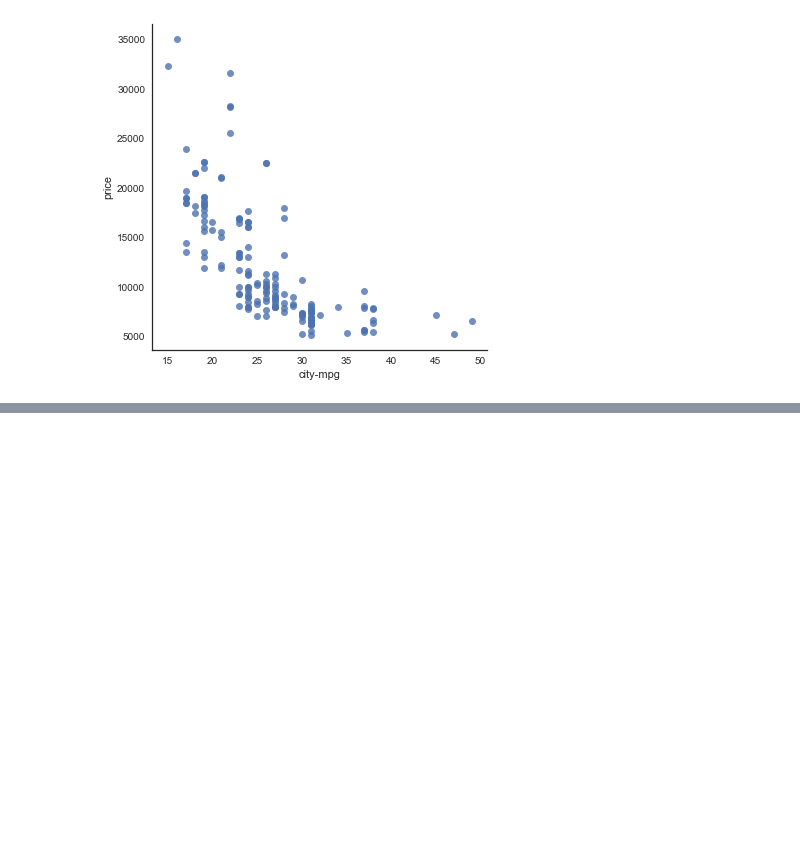
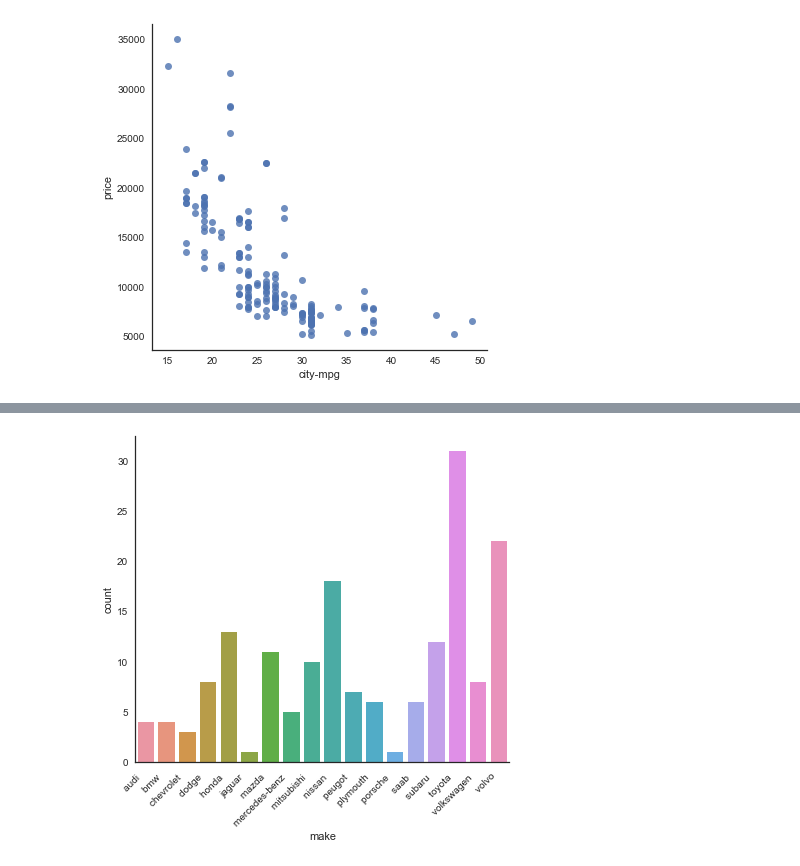
Before and after one commit to krishnamohan-seelam/MachineLearning_obsolete, a Jupyter notebook: Visualize/Visualization_Autos.ipynb, the cells around one changed output, grey strips where cells are left out. Cells and saved outputs as stored; diff of their text form; code cells hidden in the pictures; blank space fills up the shorter version.

```diff
--- a/Visualize/Visualization_Autos.ipynb
+++ b/Visualize/Visualization_Autos.ipynb
@@ -131,0 +136,11 @@ plt.show()
+# %%
+fig = plt.figure(figsize=(6,6))
+ax = fig.add_subplot(1, 1, 1)
+sns.countplot(x='make' ,data=autos_dataset,ax=ax )
+ax.set_xticklabels(ax.get_xticklabels(),rotation=45,ha='right')
+plt.gca().spines['top'].set_visible(False)
+plt.gca().spines['right'].set_visible(False)
+plt.tight_layout()
+plt.show()
+# %% [output]
+[figure, added]
```
Also changed, not shown: parts of 19 cells of this notebook, 1 other file.
